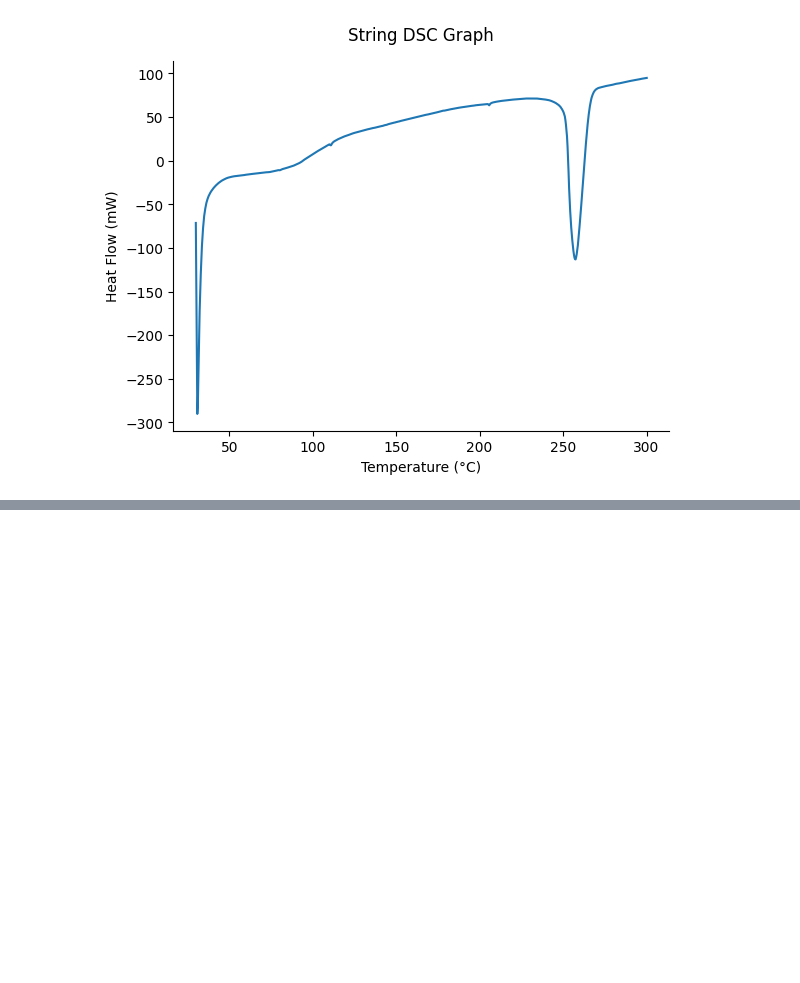
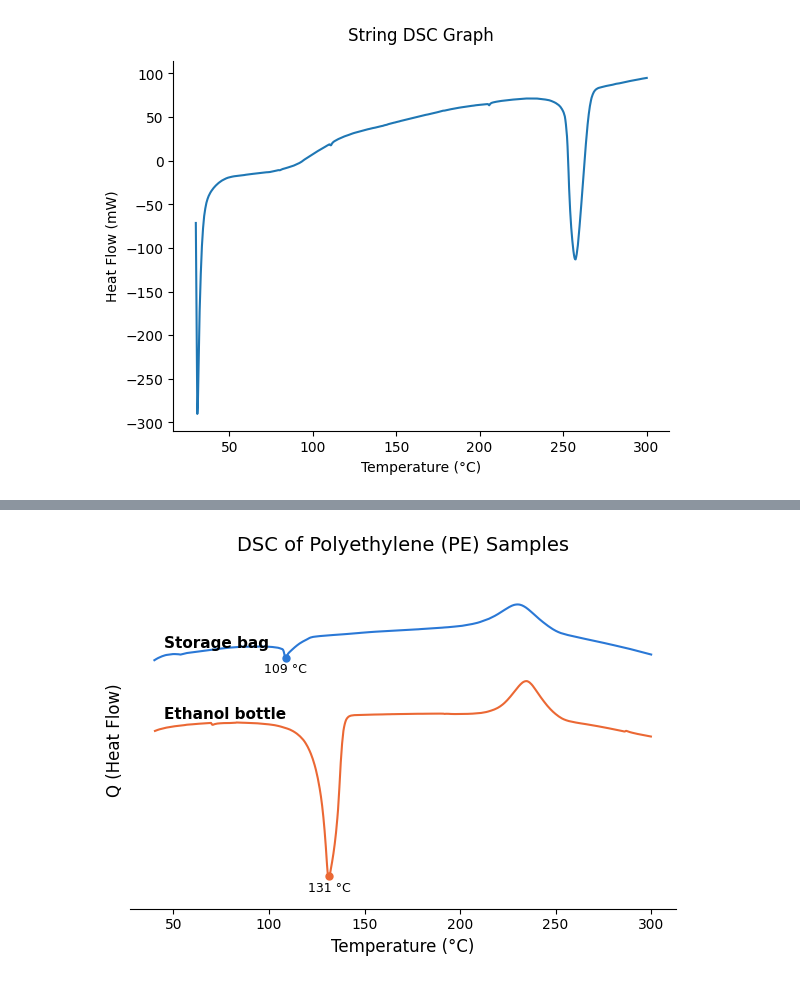
Before and after one commit to NethKuru/CHE-329-Physical-Chemistry-Lab, a Jupyter notebook: Lab01-Polyermer_Characterization_/Visualization.ipynb, the cells around one changed output, grey strips where cells are left out. Cells and saved outputs as stored; diff of their text form; code cells hidden in the pictures; blank space fills up the shorter version.

```diff
--- a/Lab01-Polyermer_Characterization_/Visualization.ipynb
+++ b/Lab01-Polyermer_Characterization_/Visualization.ipynb
@@ -164,41 +239,39 @@ plt.show()
 # %%
-## DSC: NYLON SAMPLES STACKED (String, Fishing line, Zip tie) ##
-# Each sample: (file name, label, where to look for the melting dip: low °C, high °C)
 samples = [
-    ("$String",       "String",       230, 280),
-    ("$Fishing line", "Fishing line", 200, 225),
-    ("$Ziptie",       "Zip tie",      230, 280),
+    ("$Storage bag",    "Storage bag",    90, 150),
+    ("$Ethanol bottle", "Ethanol bottle", 90, 150),
 ]
-colors = ["#2a78d6", "#eb6834", "#1baf7a"]   # blue, orange, green (colorblind-safe)
+colors = ["#2a78d6", "#eb6834"]              # blue, orange (colorblind-safe)
 OFFSET = 150                                # space between the curves
 
 fig, ax = plt.subplots(figsize=(6, 4.5))
 
 n = len(samples)
 for i, (name, label, low, high) in enumerate(samples):
     d = load_DSC(name)
     d = d[d["T"] > 40]                          # cut off the start-up spike below 40 °C
     shift = (n - 1 - i) * OFFSET                # first sample goes on top
     y = d["Q"] - d["Q"].iloc[0] + shift         # start each curve at 0, then move it up
     ax.plot(d["T"], y, color=colors[i], lw=1.5)
 
     # Melting point = lowest point (biggest dip) inside the search window
     in_window = (d["T"] > low) & (d["T"] < high)
     dip = y[in_window].idxmin()
     tm = d["T"][dip]
     ax.plot(tm, y[dip], "o", color=colors[i], ms=5)
     ax.text(tm, y[dip] - 12, f"{tm:.0f} °C", ha="center", va="top", fontsize=9)
 
     # Sample name just above the left end of its curve
     ax.text(45, shift + 25, label, fontsize=11, fontweight="bold")
 
 ax.set_xlabel("Temperature (°C)", fontsize=12)
-ax.set_ylabel("Heat Flow (mW), endo down", fontsize=12)
-ax.set_title("DSC of Nylon Samples", fontsize=14, pad=15)
+ax.set_ylabel("Q (Heat Flow)", fontsize=12)
+ax.set_title("DSC of Polyethylene (PE) Samples", fontsize=14, pad=15)
 ax.set_yticks([])
 ax.spines[["top", "right", "left"]].set_visible(False)
-ax.margins(y=0.12)                              # extra room so the bottom label isn't cut off
-
+ax.margins(y=0.12)
 plt.tight_layout()
-plt.savefig("stacked_dsc_nylon.png", dpi=300)
+plt.savefig("stacked_dsc_PE.png", dpi=300)
 plt.show()
+# %% [output]
+[figure, added]
```
Also changed, not shown: parts of 5 cells of this notebook, 1 other file.
